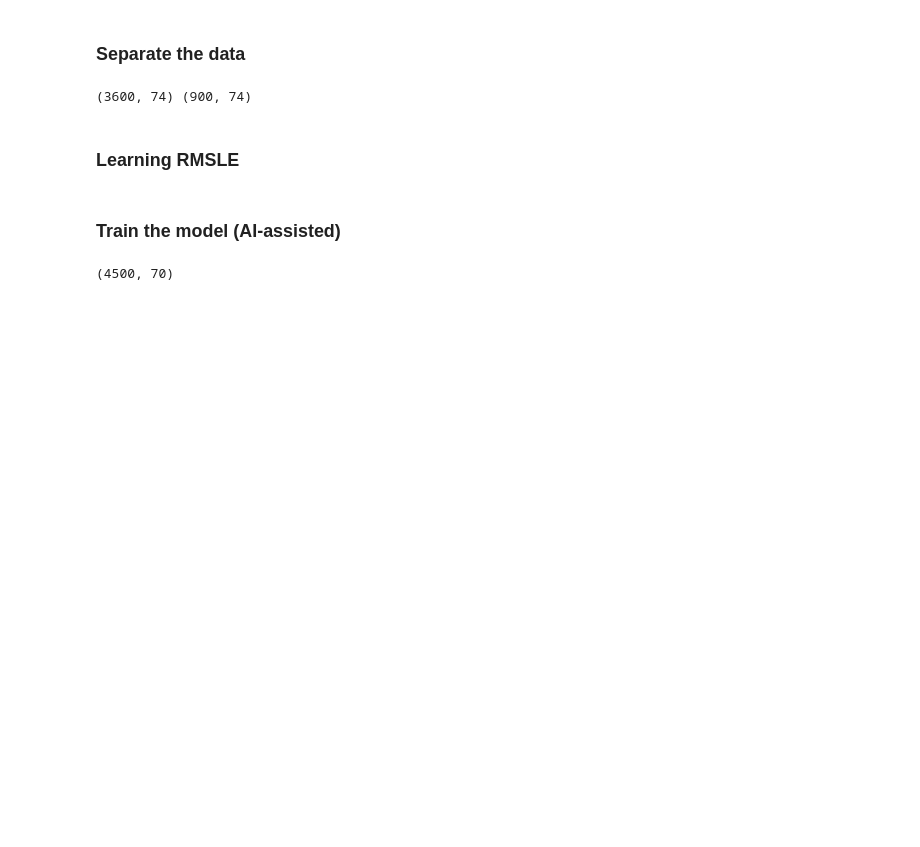
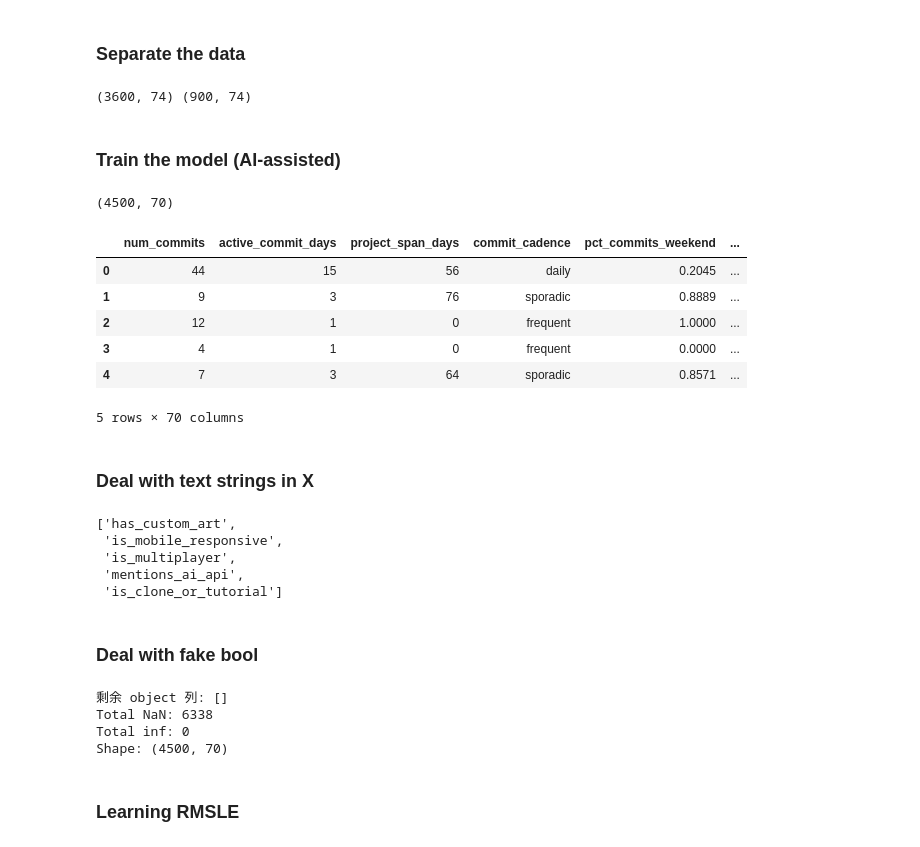
Before and after one commit to wenfeng110402/Wanted--hour-detectives, a Jupyter notebook: main.ipynb, the cells around one changed output. Cells and saved outputs as stored; diff of their text form; code cells hidden in the pictures; blank space fills up the shorter version.

Commit message:
feat: Process text data, create an RMSLE function, and prepare to begin model training.

```diff
--- a/main.ipynb
+++ b/main.ipynb
@@ -105,5 +105,3 @@ val_part.to_csv("val_part.csv", index=False)
 print(train_part.shape, val_part.shape)
 # %% [output]
 (3600, 74) (900, 74)
-# %% [markdown]
-### Learning RMSLE
@@ -114,11 +109,74 @@ print(train_part.shape, val_part.shape)
 ### Train the model (AI-assisted)
 # %%
 from sklearn.linear_model import LinearRegression
-from sklearn.metrics import mean_squared_error
+
 from sklearn.model_selection import train_test_split
 
 y = df["hours_spent"]
 X = df.drop(columns=['project_id', 'hours_spent', 'log_hours', 'hours_bucket'])
-X.shape
+print(X.shape)
+X.head() # check
 # %% [output]
 (4500, 70)
+|  | num_commits | active_commit_days | project_span_days | commit_cadence | pct_commits_weekend | ... |
+| 0 | 44 | 15 | 56 | daily | 0.2045 | ... |
+| 1 | 9 | 3 | 76 | sporadic | 0.8889 | ... |
+| 2 | 12 | 1 | 0 | frequent | 1.0000 | ... |
+| 3 | 4 | 1 | 0 | frequent | 0.0000 | ... |
+| 4 | 7 | 3 | 64 | sporadic | 0.8571 | ... |
+5 rows × 70 columns
+# %% [markdown]
+### Deal with text strings in X
+# %%
+[c for c in X.columns if X[c].dtype == object]
+# []的意思是：列表
+# %% [output]
+['has_custom_art',
+ 'is_mobile_responsive',
+ 'is_multiplayer',
+ 'mentions_ai_api',
+ 'is_clone_or_tutorial']
+# %% [markdown]
+### Deal with fake bool
+# %%
+# 第 1 类：假布尔（看起来是 True/False，其实是字符串，因为有 NaN）
+fake_bool = [
+    "has_custom_art",
+    "is_mobile_responsive",
+    "is_multiplayer",
+    "mentions_ai_api",
+    "is_clone_or_tutorial",
+]
+for col in fake_bool:
+    X[col] = X[col].map({True: 1, False: 0, "True": 1, "False": 0}).fillna(0).astype(int)
+
+# 第 2 类：序数（有大小顺序，可以映射成 0~3）
+X["author_prior_projects"] = X["author_prior_projects"].map(
+    {"0": 0, "1-2": 1, "3-5": 2, "6+": 3}
+)
+X["author_account_age_years"] = X["author_account_age_years"].map(
+    {"<1": 0, "1-2": 1, "3-5": 2, "6+": 3}
+)
+
+# 第 3 类：真分类（没有大小顺序，交给 LightGBM 自己学）
+cats = ["commit_cadence", "primary_language", "framework", "hosting_type", "project_category"]
+for col in cats:
+    X[col] = X[col].astype("category")
+
+# 最后：真正的 bool 列统一转成 0/1
+for col in X.columns:
+    if X[col].dtype == bool:
+        X[col] = X[col].astype(int)
+
+# 验证
+print("剩余 object 列:", [c for c in X.columns if X[c].dtype == object])
+print("Total NaN:", X.isna().sum().sum())
+print("Total inf:", np.isinf(X.select_dtypes("number")).sum().sum())
+print("Shape:", X.shape)
+# %% [output]
+剩余 object 列: []
+Total NaN: 6338
+Total inf: 0
+Shape: (4500, 70)
+# %% [markdown]
+### Learning RMSLE
```
Also changed, not shown: parts of 5 cells of this notebook, 1 other file.
